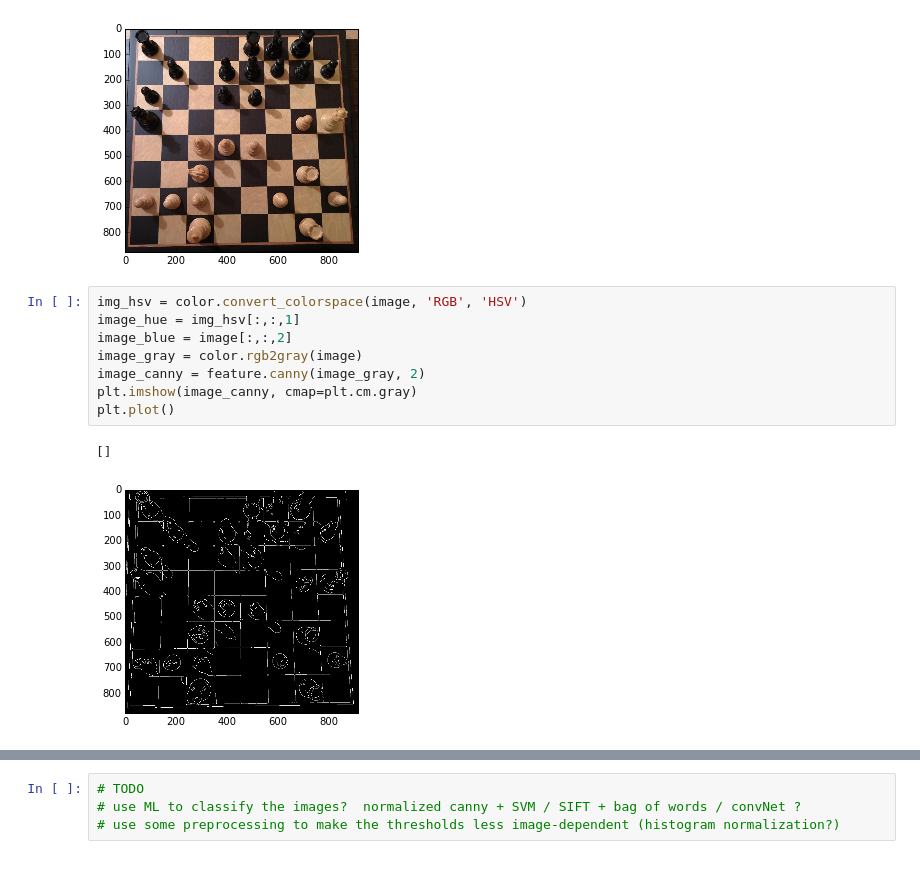
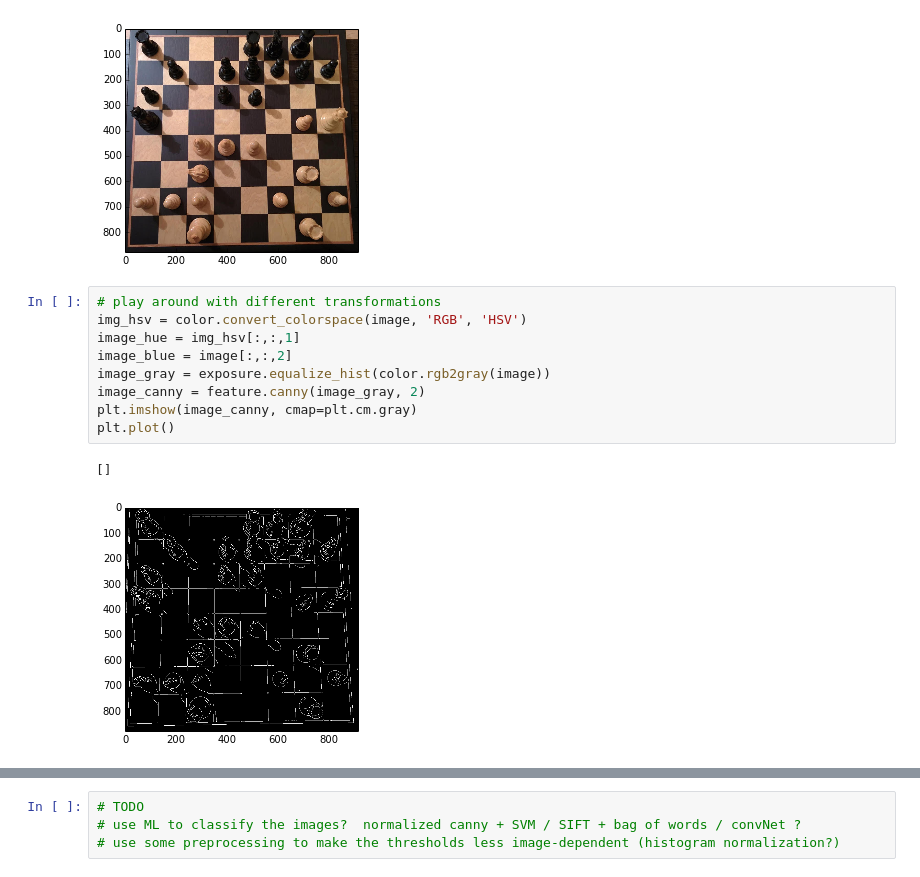
Before and after one commit to superwhoopy/chessreader, a Jupyter notebook: imgprocessor/chess_vision_experiments.ipynb, the cells around one changed output, grey strips where cells are left out. Cells and saved outputs as stored; diff of their text form.

```diff
--- a/imgprocessor/chess_vision_experiments.ipynb
+++ b/imgprocessor/chess_vision_experiments.ipynb
@@ -21,16 +27,17 @@ plt.show()
 # %% [output]
 [figure]
 # %%
+# play around with different transformations
 img_hsv = color.convert_colorspace(image, 'RGB', 'HSV')
 image_hue = img_hsv[:,:,1]
 image_blue = image[:,:,2]
-image_gray = color.rgb2gray(image)
+image_gray = exposure.equalize_hist(color.rgb2gray(image))
 image_canny = feature.canny(image_gray, 2)
 plt.imshow(image_canny, cmap=plt.cm.gray)
 plt.plot()
 # %% [output]
 []
-[figure, old version]
+[figure, new version]
 # %%
 # finds coordinates where the Hough lines intersect
 # find horizontal and vertical lines, and compute their intersects
```
Also changed, not shown: parts of 9 cells of this notebook.
